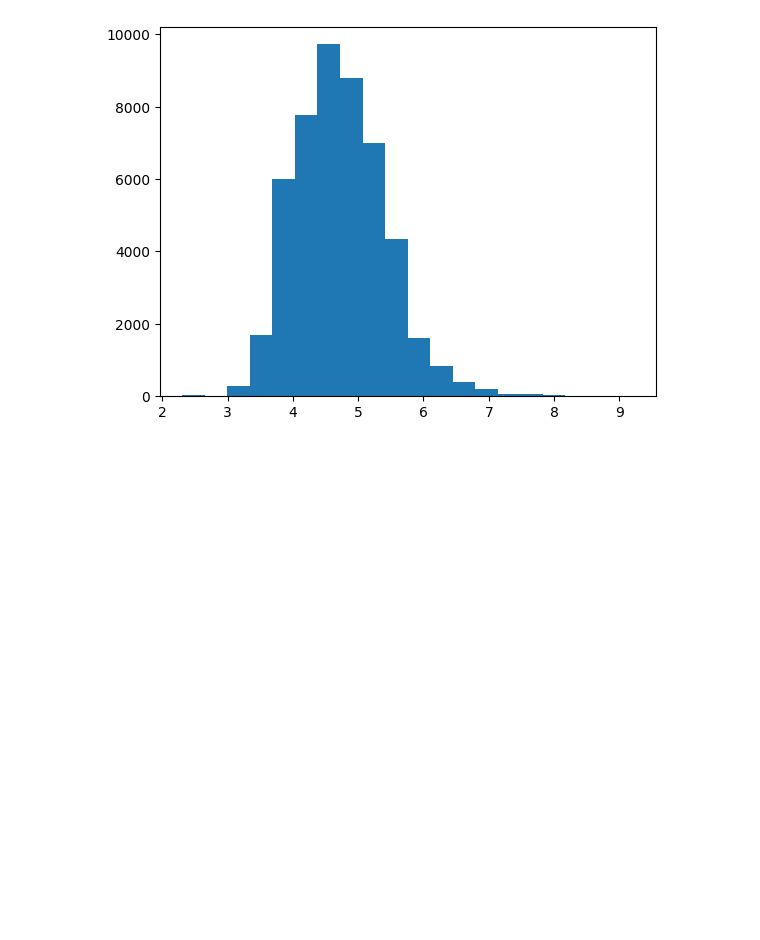
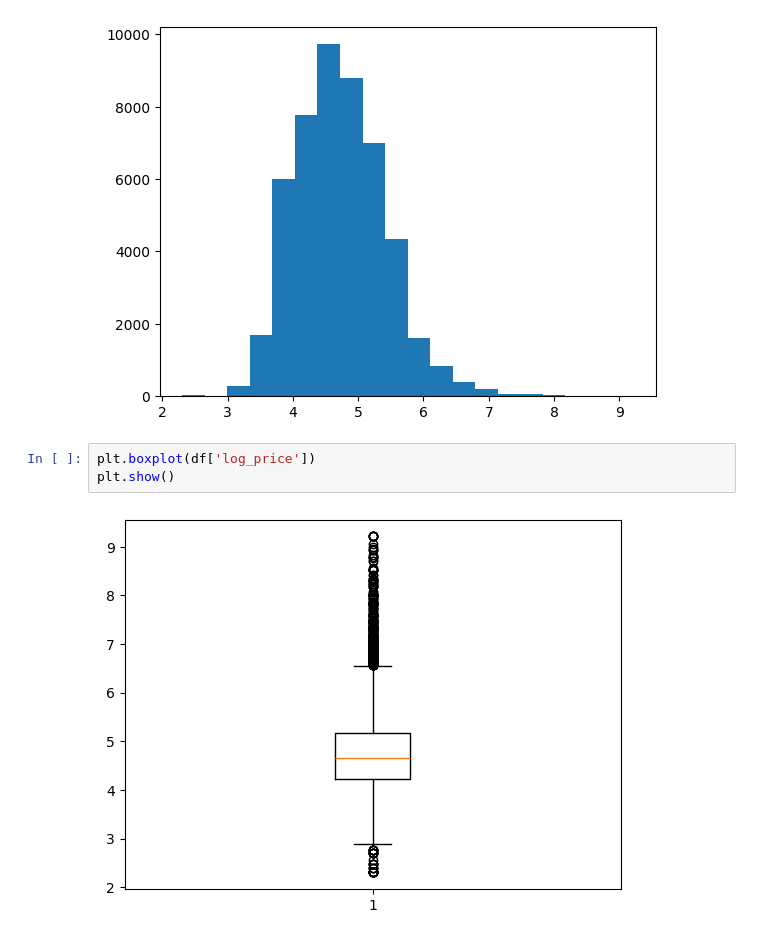
Before and after one commit to 4GeeksAcademy/machine-learning-python-template-Lianmarine, a Jupyter notebook: src/explore.ipynb, the cells around one changed output. Saved outputs shown, nothing was run; the diff lists cells and outputs as text; blank space fills up the shorter version.

```diff
--- a/src/explore.ipynb
+++ b/src/explore.ipynb
@@ -92,6 +218,11 @@ plt.plot()
 # %% [output]
 []
 [figure]
+# %%
+plt.boxplot(df['log_price'])
+plt.show()
+# %% [output]
+[figure, added]
 # %%
 df.isna().mean()*100
 # %% [output]
```
Also changed, not shown: parts of 42 cells of this notebook.
